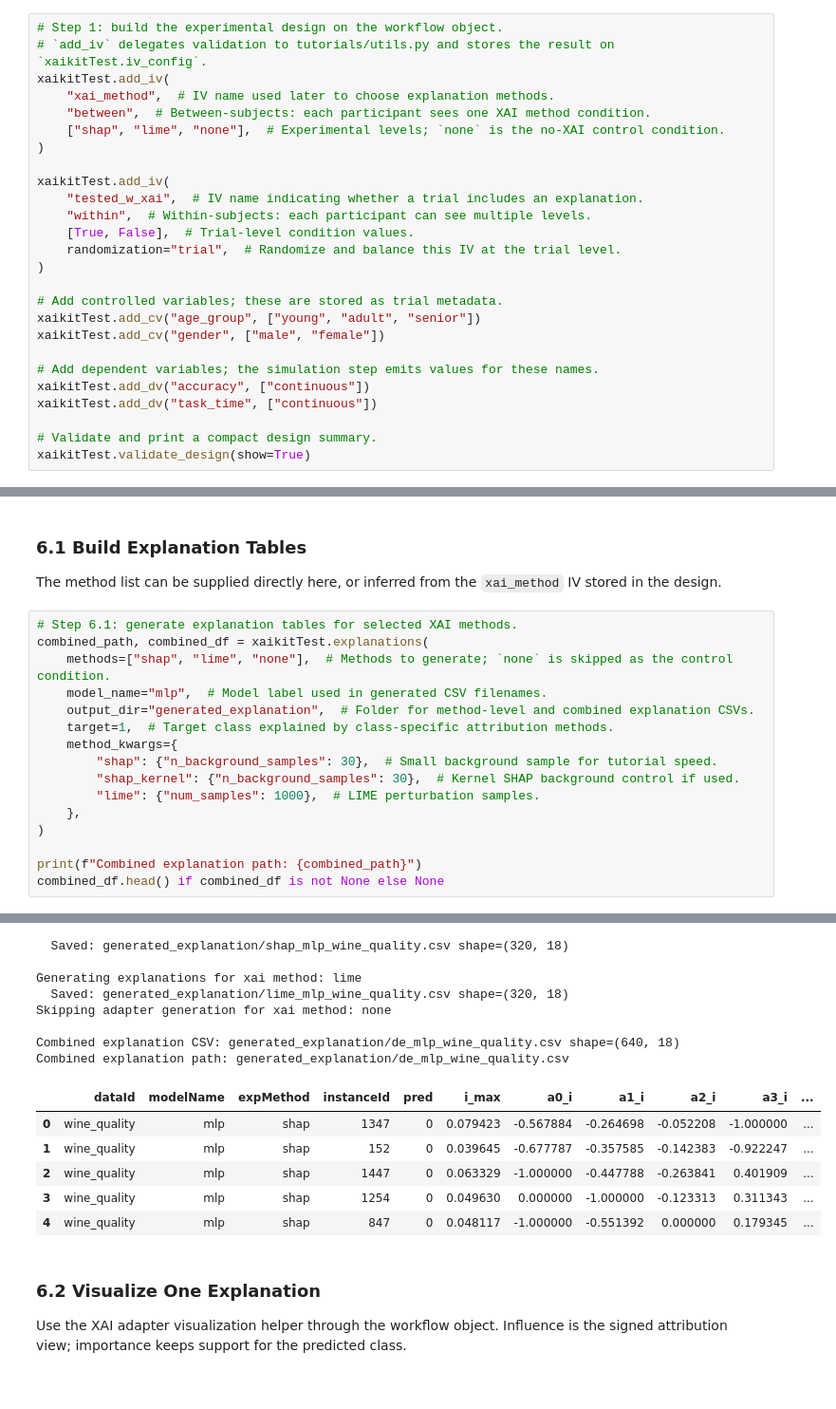
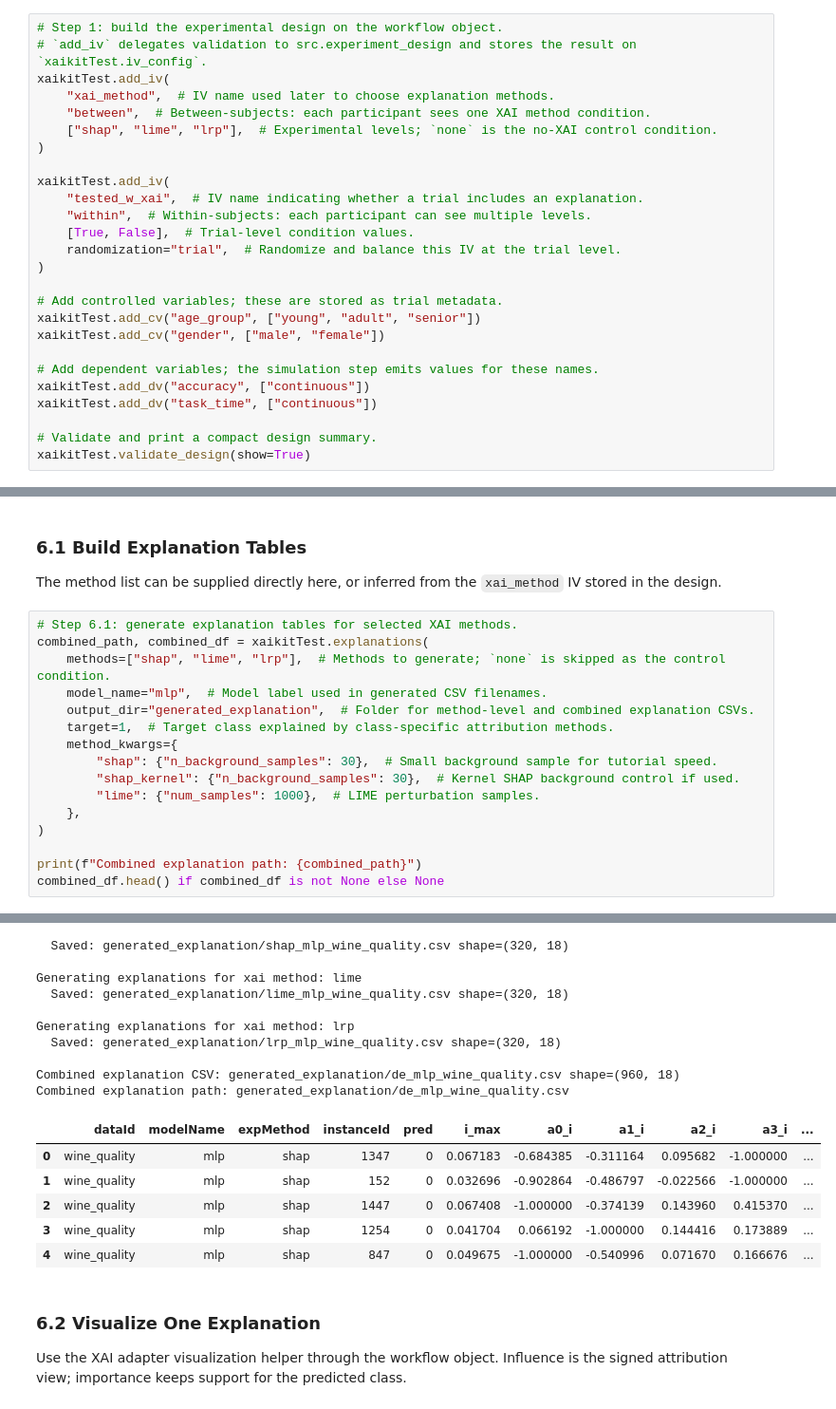
Before and after one commit to Lucas1213WZY/xaikit-test-api, a Jupyter notebook: tutorials/xaikit_object_workflow.ipynb, the cells around one changed output, grey strips where cells are left out. Shown at 95% size. Drawn from its saved outputs; the diff is of its cells as text.

```diff
--- a/tutorials/xaikit_object_workflow.ipynb
+++ b/tutorials/xaikit_object_workflow.ipynb
@@ -47,11 +57,11 @@ Define manipulated variables, controlled variables, and dependent variables once
 Independent variables are experimental manipulations. Control variables and dependent variables become columns or outputs in generated experiment data.
 # %%
 # Step 1: build the experimental design on the workflow object.
-# `add_iv` delegates validation to tutorials/utils.py and stores the result on `xaikitTest.iv_config`.
+# `add_iv` delegates validation to src.experiment_design and stores the result on `xaikitTest.iv_config`.
 xaikitTest.add_iv(
     "xai_method",  # IV name used later to choose explanation methods.
     "between",  # Between-subjects: each participant sees one XAI method condition.
-    ["shap", "lime", "none"],  # Experimental levels; `none` is the no-XAI control condition.
+    ["shap", "lime", "lrp"],  # Experimental levels; `none` is the no-XAI control condition.
 )
 
 xaikitTest.add_iv(
@@ -240,35 +250,37 @@ The method list can be supplied directly here, or inferred from the `xai_method`
 # %%
 # Step 6.1: generate explanation tables for selected XAI methods.
 combined_path, combined_df = xaikitTest.explanations(
-    methods=["shap", "lime", "none"],  # Methods to generate; `none` is skipped as the control condition.
+    methods=["shap", "lime", "lrp"],  # Methods to generate; `none` is skipped as the control condition.
     model_name="mlp",  # Model label used in generated CSV filenames.
     output_dir="generated_explanation",  # Folder for method-level and combined explanation CSVs.
     target=1,  # Target class explained by class-specific attribution methods.
     method_kwargs={
         "shap": {"n_background_samples": 30},  # Small background sample for tutorial speed.
         "shap_kernel": {"n_background_samples": 30},  # Kernel SHAP background control if used.
         "lime": {"num_samples": 1000},  # LIME perturbation samples.
     },
 )
 
 print(f"Combined explanation path: {combined_path}")
 combined_df.head() if combined_df is not None else None
 # %% [output]
 Generating explanations for xai method: shap
   Saved: generated_explanation/shap_mlp_wine_quality.csv shape=(320, 18)
 
 Generating explanations for xai method: lime
   Saved: generated_explanation/lime_mlp_wine_quality.csv shape=(320, 18)
-Skipping adapter generation for xai method: none
 
-Combined explanation CSV: generated_explanation/de_mlp_wine_quality.csv shape=(640, 18)
+Generating explanations for xai method: lrp
+  Saved: generated_explanation/lrp_mlp_wine_quality.csv shape=(320, 18)
+
+Combined explanation CSV: generated_explanation/de_mlp_wine_quality.csv shape=(960, 18)
 Combined explanation path: generated_explanation/de_mlp_wine_quality.csv
 |  | dataId | modelName | expMethod | instanceId | pred | i_max | a0_i | a1_i | a2_i | a3_i | ... |
-| 0 | wine_quality | mlp | shap | 1347 | 0 | 0.079423 | -0.567884 | -0.264698 | -0.052208 | -1.000000 | ... |
-| 1 | wine_quality | mlp | shap | 152 | 0 | 0.039645 | -0.677787 | -0.357585 | -0.142383 | -0.922247 | ... |
-| 2 | wine_quality | mlp | shap | 1447 | 0 | 0.063329 | -1.000000 | -0.447788 | -0.263841 | 0.401909 | ... |
-| 3 | wine_quality | mlp | shap | 1254 | 0 | 0.049630 | 0.000000 | -1.000000 | -0.123313 | 0.311343 | ... |
-| 4 | wine_quality | mlp | shap | 847 | 0 | 0.048117 | -1.000000 | -0.551392 | 0.000000 | 0.179345 | ... |
+| 0 | wine_quality | mlp | shap | 1347 | 0 | 0.067183 | -0.684385 | -0.311164 | 0.095682 | -1.000000 | ... |
+| 1 | wine_quality | mlp | shap | 152 | 0 | 0.032696 | -0.902864 | -0.486797 | -0.022566 | -1.000000 | ... |
+| 2 | wine_quality | mlp | shap | 1447 | 0 | 0.067408 | -1.000000 | -0.374139 | 0.143960 | 0.415370 | ... |
+| 3 | wine_quality | mlp | shap | 1254 | 0 | 0.041704 | 0.066192 | -1.000000 | 0.144416 | 0.173889 | ... |
+| 4 | wine_quality | mlp | shap | 847 | 0 | 0.049675 | -1.000000 | -0.540996 | 0.071670 | 0.166676 | ... |
 # %% [markdown]
 ### 6.2 Visualize One Explanation
 
```
Also changed, not shown: parts of 6 cells of this notebook, 19 other files.
